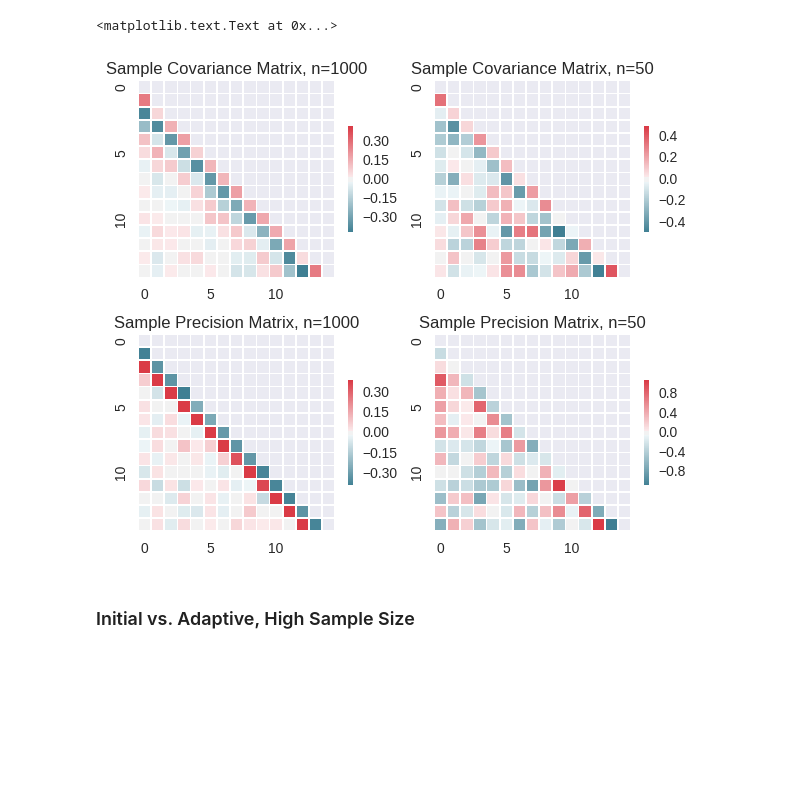
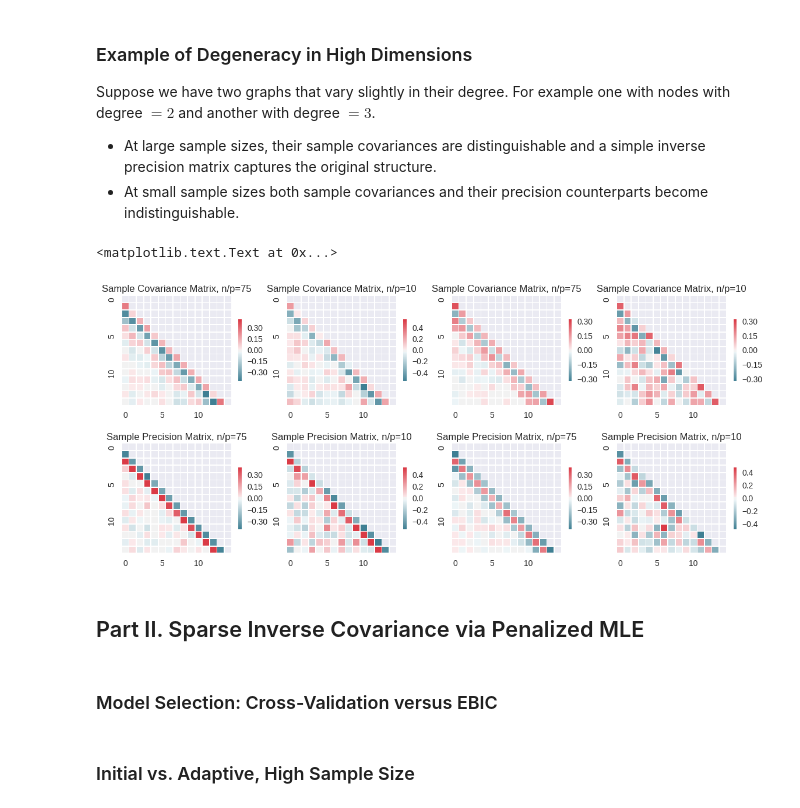
Before and after one commit to skggm/skggm, a Jupyter notebook: examples/Banded Network Simulation.ipynb, the cells around one changed output. Drawn from its saved outputs; the diff is of its cells as text; code cells hidden in the pictures; blank space fills up the shorter version.

Commit message:
Cleaned up simulation cells. Repetition at different sparsity/sample sizes easy.  A few still missing.

```diff
--- a/examples/Banded Network Simulation.ipynb
+++ b/examples/Banded Network Simulation.ipynb
@@ -66,30 +70,59 @@ ax3.set_title('Covariance Matrix')
 [figure]
+# %% [markdown]
+### Example of Degeneracy in High Dimensions
+
+Suppose we have two graphs that vary slightly in their degree. For example one with nodes with degree $=2$ and another with degree $=3$.
+
+- At large sample sizes, their sample covariances are distinguishable and a simple inverse precision matrix captures the original structure.
+- At small sample sizes both sample covariances and their precision counterparts become indistinguishable.
 # %%
 prng = np.random.RandomState(2)
-X1 = mvn(1000,n_features,covariance,random_state=prng)
-X2 = mvn(50,n_features,covariance,random_state=prng)
+X1 = mvn(75*n_features,n_features,covariance,random_state=prng)
+X2 = mvn(10*n_features,n_features,covariance,random_state=prng)
+X3 = mvn(75*n_features,n_features,covariance2,random_state=prng)
+X4 = mvn(10*n_features,n_features,covariance2,random_state=prng)
 
-f, ([ax1, ax2], [ax3, ax4]) = plt.subplots(2,2,figsize=(7,6));
+f, ([ax1, ax2, ax5, ax7], [ax3, ax4, ax6, ax8]) = plt.subplots(2,4,figsize=(14,6));
 cov_vmax = np.max(np.triu(covariance,1))
 sns.heatmap(np.tril(np.cov(X1,rowvar=False),-1),mask=mask,cmap=cmap, vmax=cov_vmax,
             square=True, xticklabels=5, yticklabels=5,
             linewidths=.5, cbar_kws={"shrink": .5},ax=ax1)
-ax1.set_title('Sample Covariance Matrix, n=1000')
+ax1.set_title('Sample Covariance Matrix, n/p=75')
 sns.heatmap(np.tril(np.cov(X2,rowvar=False),-1),mask=mask,cmap=cmap, vmax=cov_vmax,
             square=True, xticklabels=5, yticklabels=5,
             linewidths=.5, cbar_kws={"shrink": .5},ax=ax2)
-ax2.set_title('Sample Covariance Matrix, n=50')
+ax2.set_title('Sample Covariance Matrix, n/p=10')
 sns.heatmap(np.tril(sp.linalg.pinv(np.cov(X1,rowvar=False)),-1),mask=mask,cmap=cmap, vmax=cov_vmax,
             square=True, xticklabels=5, yticklabels=5,
             linewidths=.5, cbar_kws={"shrink": .5},ax=ax3)
-ax3.set_title('Sample Precision Matrix, n=1000')
+ax3.set_title('Sample Precision Matrix, n/p=75')
 sns.heatmap(np.tril(sp.linalg.pinv(np.cov(X2,rowvar=False)),-1),mask=mask,cmap=cmap, vmax=cov_vmax,
             square=True, xticklabels=5, yticklabels=5,
             linewidths=.5, cbar_kws={"shrink": .5},ax=ax4)
-ax4.set_title('Sample Precision Matrix, n=50')
+ax4.set_title('Sample Precision Matrix, n/p=10')
+sns.heatmap(np.tril(np.cov(X3,rowvar=False),-1),mask=mask,cmap=cmap, vmax=cov_vmax,
+            square=True, xticklabels=5, yticklabels=5,
+            linewidths=.5, cbar_kws={"shrink": .5},ax=ax5)
+ax5.set_title('Sample Covariance Matrix, n/p=75')
+sns.heatmap(np.tril(sp.linalg.pinv(np.cov(X3,rowvar=False)),-1),mask=mask,cmap=cmap, vmax=cov_vmax,
+            square=True, xticklabels=5, yticklabels=5,
+            linewidths=.5, cbar_kws={"shrink": .5},ax=ax6)
+ax6.set_title('Sample Precision Matrix, n/p=75')
+sns.heatmap(np.tril(np.cov(X4,rowvar=False),-1),mask=mask,cmap=cmap, vmax=cov_vmax,
+            square=True, xticklabels=5, yticklabels=5,
+            linewidths=.5, cbar_kws={"shrink": .5},ax=ax7)
+ax7.set_title('Sample Covariance Matrix, n/p=10')
+sns.heatmap(np.tril(sp.linalg.pinv(np.cov(X4,rowvar=False)),-1),mask=mask,cmap=cmap, vmax=cov_vmax,
+            square=True, xticklabels=5, yticklabels=5,
+            linewidths=.5, cbar_kws={"shrink": .5},ax=ax8)
+ax8.set_title('Sample Precision Matrix, n/p=10')
 # %% [output]
 <matplotlib.text.Text at 0x...>
-[figure, old version]
+[figure, new version]
+# %% [markdown]
+## Part II. Sparse Inverse Covariance via Penalized MLE
+# %% [markdown]
+### Model Selection: Cross-Validation versus EBIC
 # %% [markdown]
 ### Initial vs. Adaptive, High Sample Size
 # %%
```
Also changed, not shown: parts of 17 cells of this notebook.
